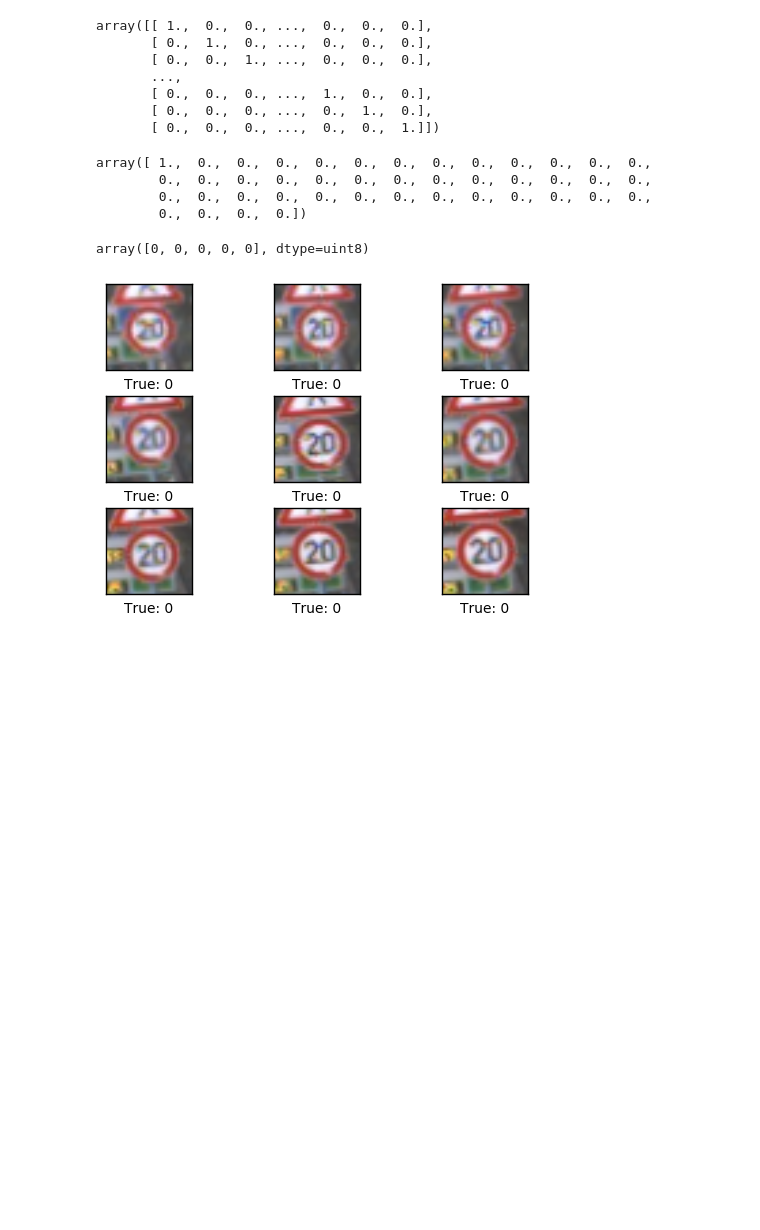
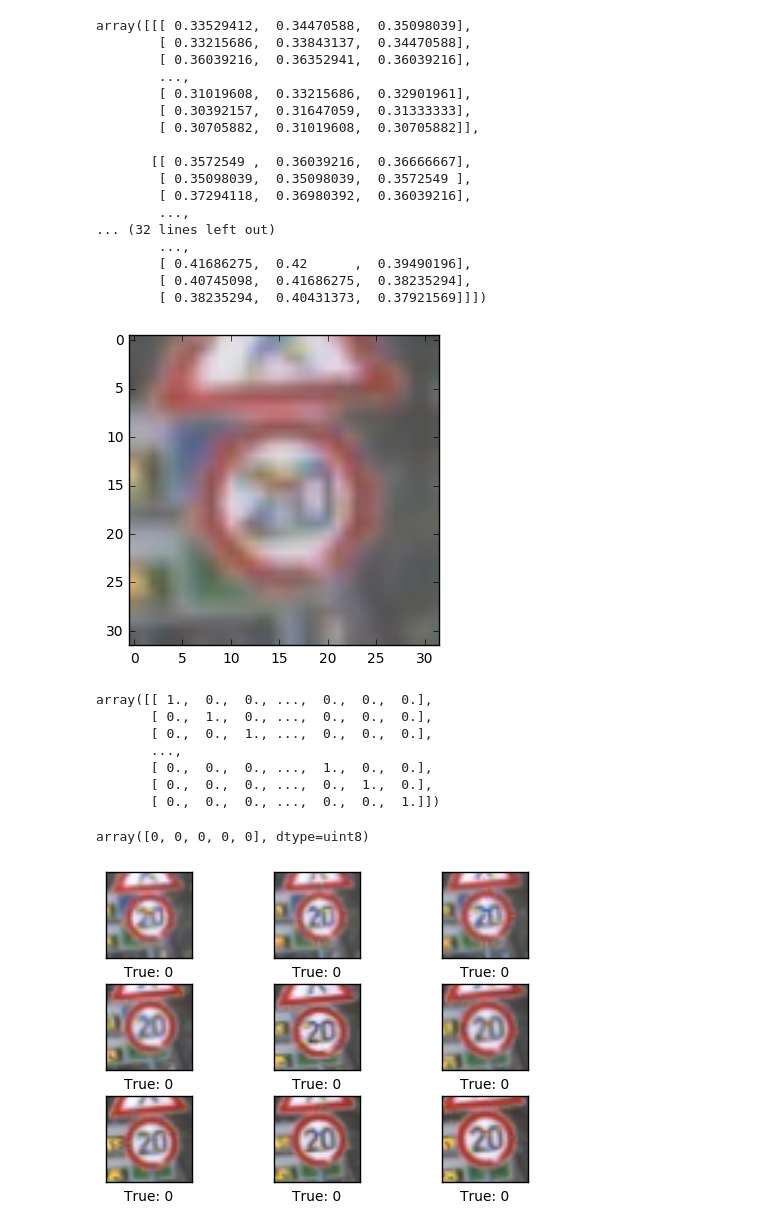
Before and after one commit to matthew-alexander/traffic-signs-tensorflow, a Jupyter notebook: tensorflow-traffic-classification.ipynb, the cells around one changed output. Saved outputs shown, nothing was run; the diff lists cells and outputs as text; code cells hidden in the pictures; blank space fills up the shorter version.

```diff
--- a/tensorflow-traffic-classification.ipynb
+++ b/tensorflow-traffic-classification.ipynb
@@ -26,0 +29,16 @@ y_test_encoded = np.eye(43)[y_test]
+# %%
+def normalize_greyscale(image_data):
+    """
+    Normalize the image data with Min-Max scaling to a range of [0.1, 0.9]
+    :param image_data: The image data to be normalized
+    :return: Normalized image data
+    """
+    # ToDo: Implement Min-Max scaling for greyscale image data
+    Xmax = np.max(X_train)
+    Xmin = np.min(X_train)
+    a = 0.1
+    b = 0.9
+
+    Xnew = a + ((image_data - Xmin) * (b-a)) / (Xmax-Xmin)
+
+    return Xnew
@@ -26,0 +67,24 @@ y_test_encoded = np.eye(43)[y_test]
+# %%
+# testing the normalizing process
+test_img = normalize_greyscale(X_train[0])
+plt.imshow(test_img)
+test_img
+# %% [output]
+array([[[ 0.33529412,  0.34470588,  0.35098039],
+        [ 0.33215686,  0.33843137,  0.34470588],
+        [ 0.36039216,  0.36352941,  0.36039216],
+        ...,
+        [ 0.31019608,  0.33215686,  0.32901961],
+        [ 0.30392157,  0.31647059,  0.31333333],
+        [ 0.30705882,  0.31019608,  0.30705882]],
+
+       [[ 0.3572549 ,  0.36039216,  0.36666667],
+        [ 0.35098039,  0.35098039,  0.3572549 ],
+        [ 0.37294118,  0.36980392,  0.36039216],
+        ...,
+... (32 lines left out)
+        ...,
+        [ 0.41686275,  0.42      ,  0.39490196],
+        [ 0.40745098,  0.41686275,  0.38235294],
+        [ 0.38235294,  0.40431373,  0.37921569]]])
+[figure, added]
@@ -35,13 +102,6 @@ array([[ 1.,  0.,  0., ...,  0.,  0.,  0.],
        [ 0.,  0.,  0., ...,  1.,  0.,  0.],
        [ 0.,  0.,  0., ...,  0.,  1.,  0.],
        [ 0.,  0.,  0., ...,  0.,  0.,  1.]])
-# %%
-y_train_test[0]
-# %% [output]
-array([ 1.,  0.,  0.,  0.,  0.,  0.,  0.,  0.,  0.,  0.,  0.,  0.,  0.,
-        0.,  0.,  0.,  0.,  0.,  0.,  0.,  0.,  0.,  0.,  0.,  0.,  0.,
-        0.,  0.,  0.,  0.,  0.,  0.,  0.,  0.,  0.,  0.,  0.,  0.,  0.,
-        0.,  0.,  0.,  0.])
 # %%
 y_train[0:5]
 # %% [output]
```
Also changed, not shown: parts of 10 cells of this notebook, 1 other file.
